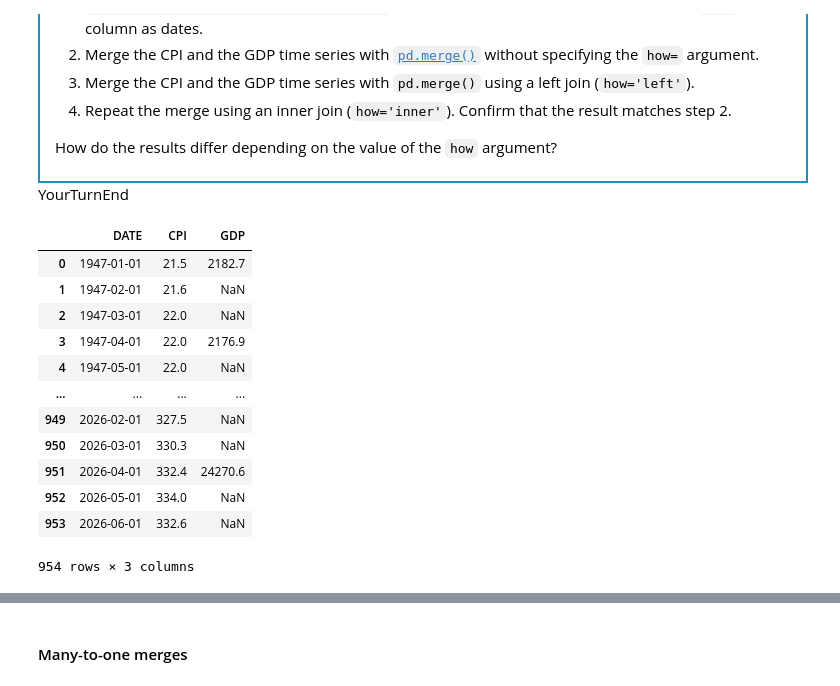
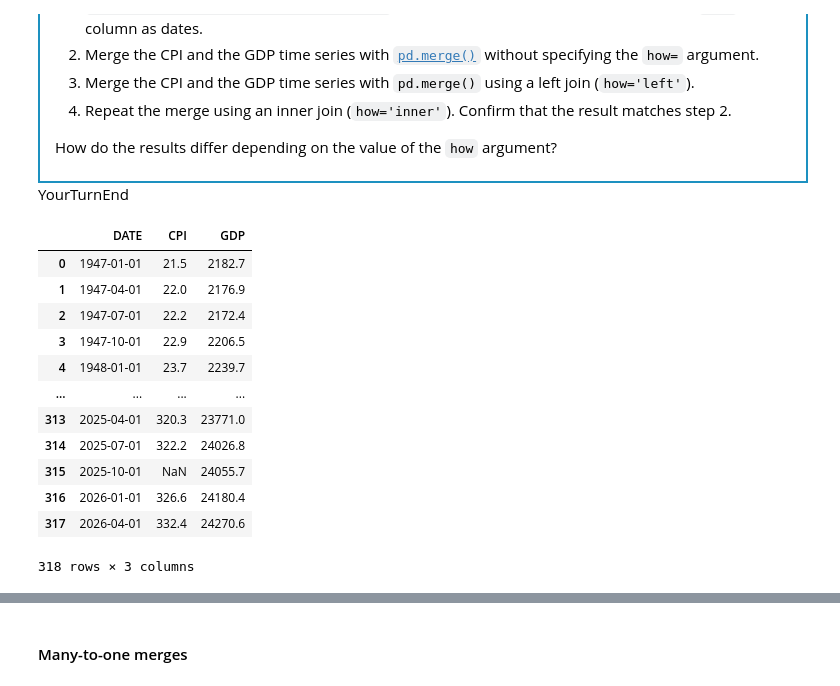
Before and after one commit to Sanitysr163216/TECH2-H26, a Jupyter notebook: lectures/lecture5/lecture5-template_TF.ipynb, the cells around one changed output, grey strips where cells are left out. Cells and saved outputs as stored; diff of their text form; code cells hidden in the pictures.

```diff
--- a/lectures/lecture5/lecture5-template_TF.ipynb
+++ b/lectures/lecture5/lecture5-template_TF.ipynb
@@ -338,18 +340,18 @@ How do the results differ depending on the value of the `how` argument?
 df_cpi = pd.read_csv(f'{DATA_PATH}/FRED/CPI.csv', parse_dates=['DATE'])
 df_gdp = pd.read_csv(f'{DATA_PATH}/FRED/GDP.csv', parse_dates=['DATE'])
 # %%
-pd.merge(df_cpi, df_gdp, how='outer')
+pd.merge(df_cpi, df_gdp, on='DATE', how='inner')
 # %% [output]
 |  | DATE | CPI | GDP |
 | 0 | 1947-01-01 | 21.5 | 2182.7 |
-| 1 | 1947-02-01 | 21.6 | NaN |
-| 2 | 1947-03-01 | 22.0 | NaN |
-| 3 | 1947-04-01 | 22.0 | 2176.9 |
-| 4 | 1947-05-01 | 22.0 | NaN |
+| 1 | 1947-04-01 | 22.0 | 2176.9 |
+| 2 | 1947-07-01 | 22.2 | 2172.4 |
+| 3 | 1947-10-01 | 22.9 | 2206.5 |
+| 4 | 1948-01-01 | 23.7 | 2239.7 |
 | ... | ... | ... | ... |
-| 949 | 2026-02-01 | 327.5 | NaN |
-| 950 | 2026-03-01 | 330.3 | NaN |
-| 951 | 2026-04-01 | 332.4 | 24270.6 |
-| 952 | 2026-05-01 | 334.0 | NaN |
-| 953 | 2026-06-01 | 332.6 | NaN |
+| 313 | 2025-04-01 | 320.3 | 23771.0 |
+| 314 | 2025-07-01 | 322.2 | 24026.8 |
+| 315 | 2025-10-01 | NaN | 24055.7 |
+| 316 | 2026-01-01 | 326.6 | 24180.4 |
+| 317 | 2026-04-01 | 332.4 | 24270.6 |
-954 rows × 3 columns
+318 rows × 3 columns
```
Also changed, not shown: parts of 20 cells of this notebook.
